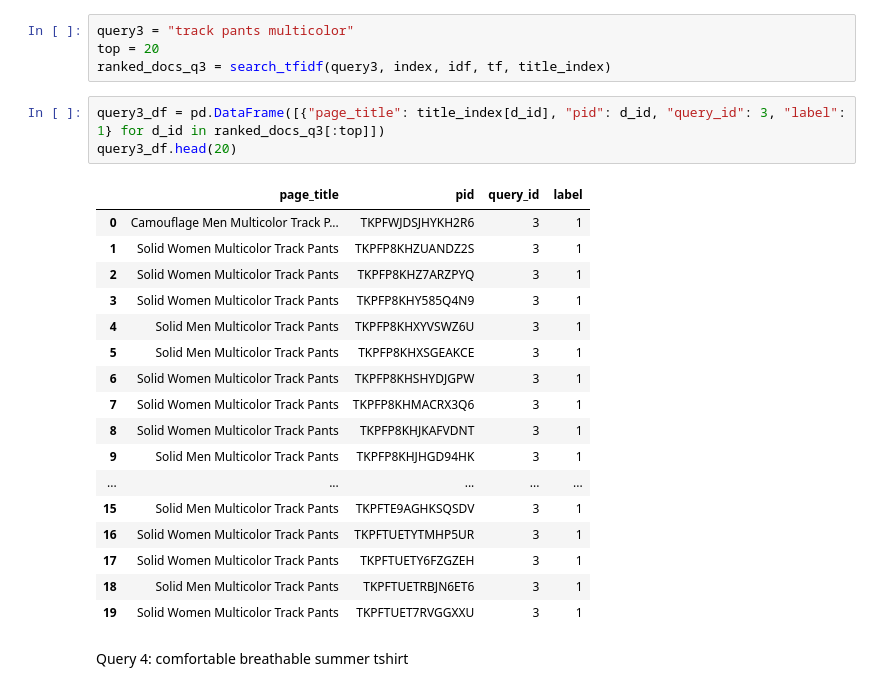
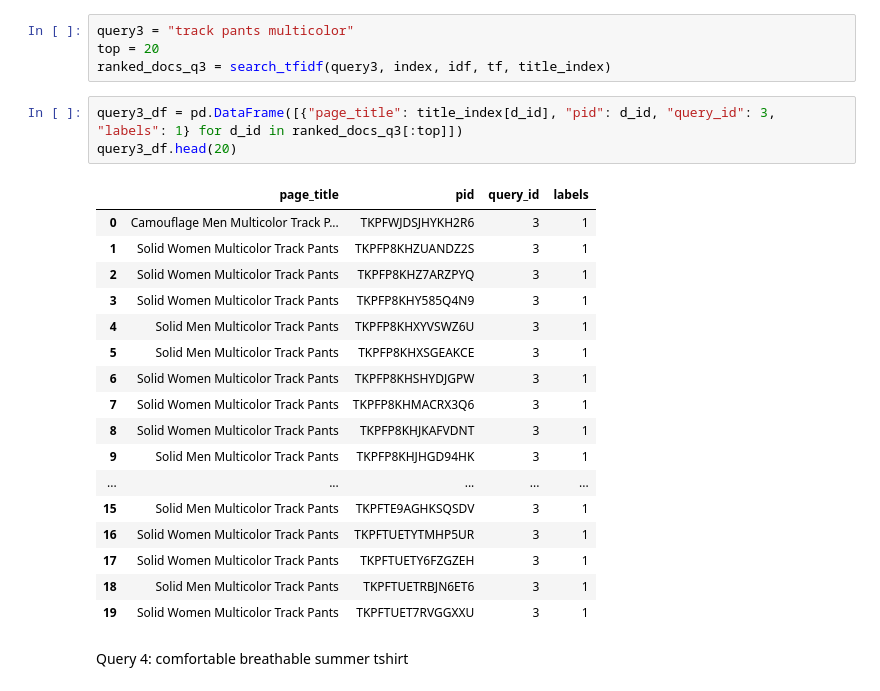
Before and after one commit to PereAhrigones/IRWA-2025, a Jupyter notebook: project_progress/part_2/part2.ipynb, the cells around one changed output. Saved outputs shown, nothing was run; the diff lists cells and outputs as text.

```diff
--- a/project_progress/part_2/part2.ipynb
+++ b/project_progress/part_2/part2.ipynb
@@ -317,10 +308,10 @@ query3 = "track pants multicolor"
 top = 20
 ranked_docs_q3 = search_tfidf(query3, index, idf, tf, title_index)
 # %%
-query3_df = pd.DataFrame([{"page_title": title_index[d_id], "pid": d_id, "query_id": 3, "label": 1} for d_id in ranked_docs_q3[:top]])
+query3_df = pd.DataFrame([{"page_title": title_index[d_id], "pid": d_id, "query_id": 3, "labels": 1} for d_id in ranked_docs_q3[:top]])
 query3_df.head(20)
 # %% [output]
-|  | page_title | pid | query_id | label |
+|  | page_title | pid | query_id | labels |
 | 0 | Camouflage Men Multicolor Track P... | TKPFWJDSJHYKH2R6 | 3 | 1 |
 | 1 | Solid Women Multicolor Track Pants | TKPFP8KHZUANDZ2S | 3 | 1 |
 | 2 | Solid Women Multicolor Track Pants | TKPFP8KHZ7ARZPYQ | 3 | 1 |
```
Also changed, not shown: parts of 14 cells of this notebook, 1 other file.
